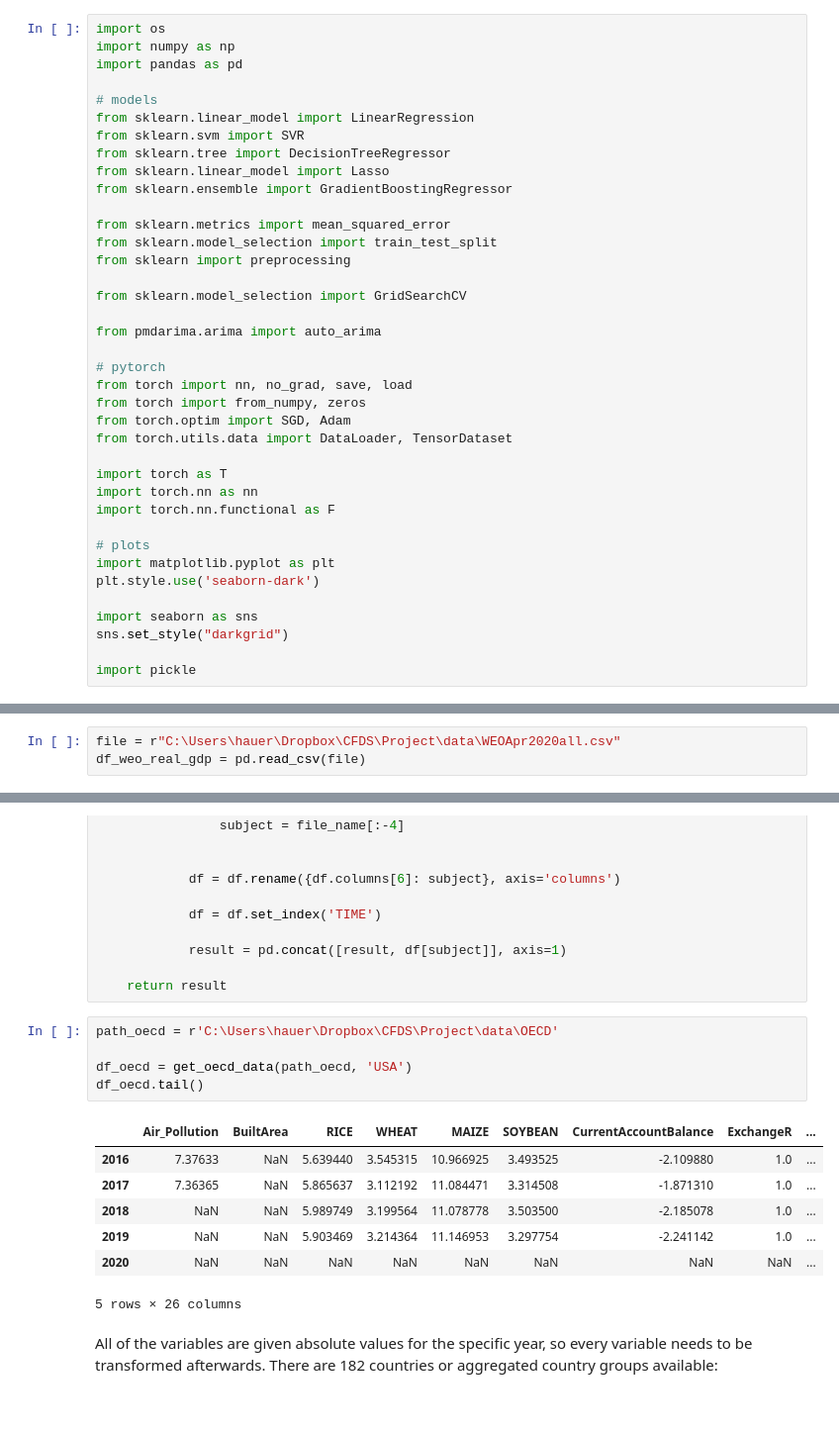
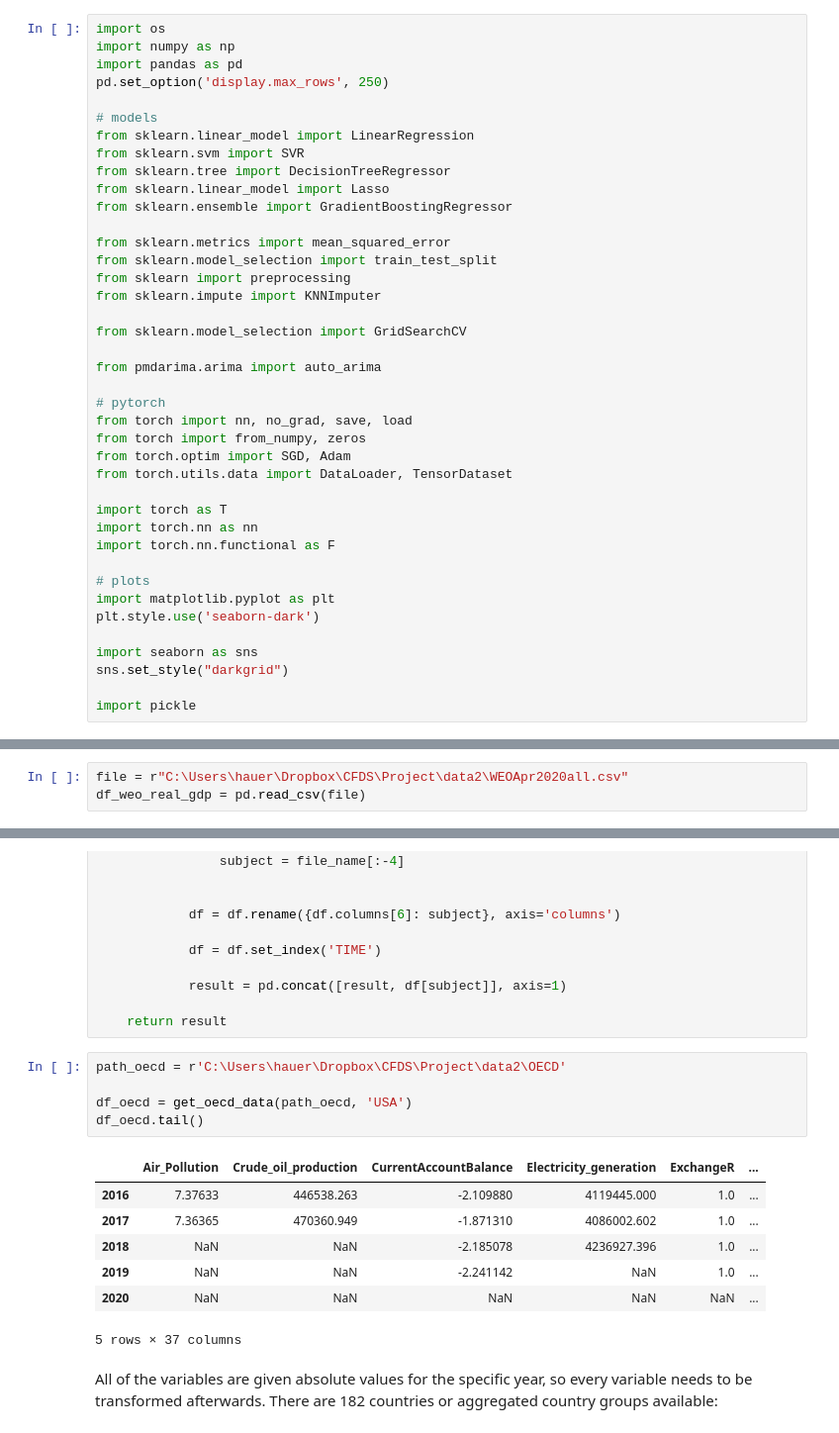
Before and after one commit to felix-ha/cfds_project, a Jupyter notebook: 01_project_notebook.ipynb, the cells around one changed output, grey strips where cells are left out. Shown: that part at 99% size. Saved outputs shown, nothing was run; the diff lists cells and outputs as text.

```diff
--- a/01_project_notebook.ipynb
+++ b/01_project_notebook.ipynb
@@ -9,6 +9,7 @@
 import os
 import numpy as np
 import pandas as pd
+pd.set_option('display.max_rows', 250)
 
 # models
 from sklearn.linear_model import LinearRegression
@@ -20,6 +21,7 @@ from sklearn.ensemble import GradientBoostingRegressor
 from sklearn.metrics import mean_squared_error
 from sklearn.model_selection import train_test_split
 from sklearn import preprocessing
+from sklearn.impute import KNNImputer
 
 from sklearn.model_selection import GridSearchCV
 
@@ -52,7 +54,7 @@ The gross domestic product (GDP) is the variable of interest.
 
 Source of the data public availabe on the website of the IMF [here](https://www.imf.org/en/Publications/WEO/weo-database/2020/October/download-entire-database) and provided via an Excel file called `WEOApr2020all.xls`.
 # %%
-file = r"C:\Users\hauer\Dropbox\CFDS\Project\data\WEOApr2020all.csv"
+file = r"C:\Users\hauer\Dropbox\CFDS\Project\data2\WEOApr2020all.csv"
 df_weo_real_gdp = pd.read_csv(file)
 # %% [markdown]
 There are several types of data in this file. This is the description of the relevant subject, the growth of the GDP:
@@ -276,18 +278,18 @@ def get_oecd_data(path_oecd, country):
 
     return result
 # %%
-path_oecd = r'C:\Users\hauer\Dropbox\CFDS\Project\data\OECD'
+path_oecd = r'C:\Users\hauer\Dropbox\CFDS\Project\data2\OECD'
 
 df_oecd = get_oecd_data(path_oecd, 'USA')
 df_oecd.tail()
 # %% [output]
-|  | Air_Pollution | BuiltArea | RICE | WHEAT | MAIZE | SOYBEAN | CurrentAccountBalance | ExchangeR | ... |
-| 2016 | 7.37633 | NaN | 5.639440 | 3.545315 | 10.966925 | 3.493525 | -2.109880 | 1.0 | ... |
-| 2017 | 7.36365 | NaN | 5.865637 | 3.112192 | 11.084471 | 3.314508 | -1.871310 | 1.0 | ... |
-| 2018 | NaN | NaN | 5.989749 | 3.199564 | 11.078778 | 3.503500 | -2.185078 | 1.0 | ... |
-| 2019 | NaN | NaN | 5.903469 | 3.214364 | 11.146953 | 3.297754 | -2.241142 | 1.0 | ... |
-| 2020 | NaN | NaN | NaN | NaN | NaN | NaN | NaN | NaN | ... |
+|  | Air_Pollution | Crude_oil_production | CurrentAccountBalance | Electricity_generation | ExchangeR | ... |
+| 2016 | 7.37633 | 446538.263 | -2.109880 | 4119445.000 | 1.0 | ... |
+| 2017 | 7.36365 | 470360.949 | -1.871310 | 4086002.602 | 1.0 | ... |
+| 2018 | NaN | NaN | -2.185078 | 4236927.396 | 1.0 | ... |
+| 2019 | NaN | NaN | -2.241142 | NaN | 1.0 | ... |
+| 2020 | NaN | NaN | NaN | NaN | NaN | ... |
-5 rows × 26 columns
+5 rows × 37 columns
 # %% [markdown]
 All of the variables are given absolute values for the specific year, so every variable needs to be transformed afterwards.
 There are 182 countries or aggregated country groups available:
```
Also changed, not shown: parts of 79 cells of this notebook, 4 other files.
